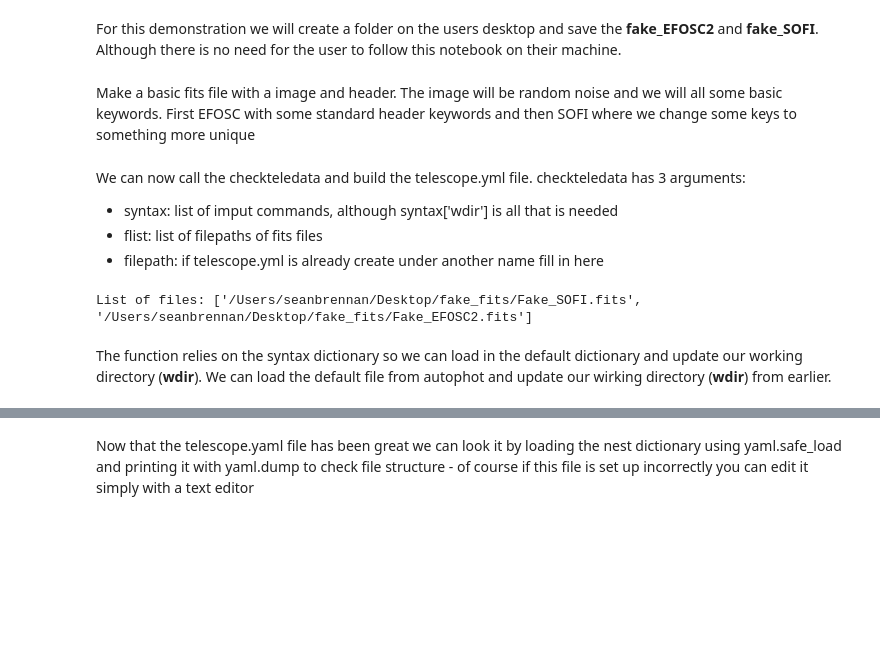
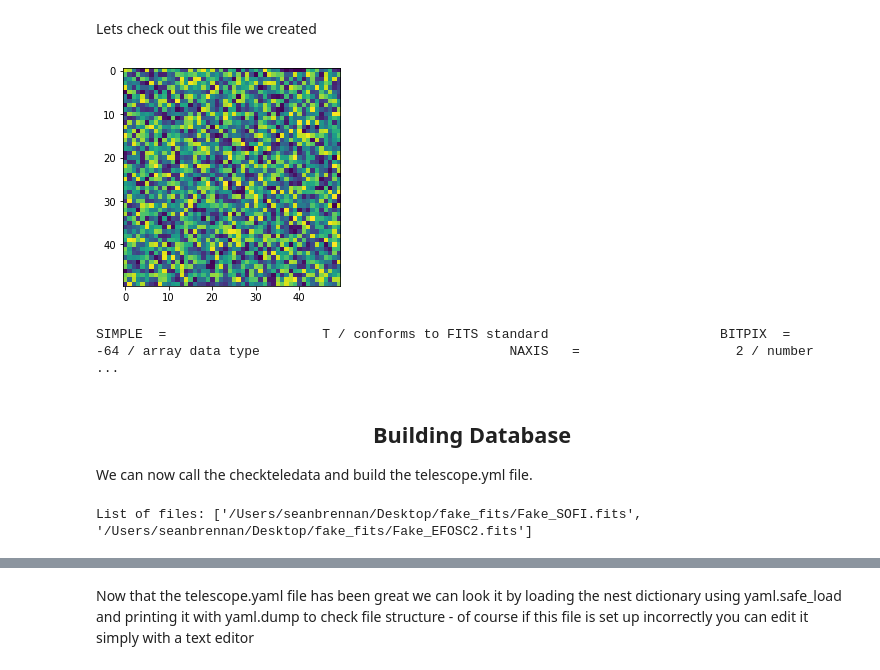
Before and after one commit to Astro-Sean/autophot, a Jupyter notebook: example_notebooks/example_call_database.ipynb, the cells around one changed output, grey strips where cells are left out. Drawn from its saved outputs; the diff is of its cells as text; code cells hidden in the pictures; blank space fills up the shorter version.

```diff
--- a/example_notebooks/example_call_database.ipynb
+++ b/example_notebooks/example_call_database.ipynb
@@ -16,5 +43,3 @@ For the purpose of this example we will make two files from the same telescope,
 
 For this demonstration we will make files from the NTT at La Silla which has EFOSC in sloan r and later in sloan g and SOFI in K band.
 We will have EFOSC follow ideal header keycards whereas SOFI will follow a different paradigm.
-# %% [markdown]
-For this demonstration we will create a folder on the users desktop and save the **fake_EFOSC2** and **fake_SOFI**. Although there is no need for the user to follow this notebook on their machine.
@@ -35,5 +46,3 @@ os.makedirs(wdir,exist_ok = True)
-# %% [markdown]
-Make a basic fits file with a image and header. The image will be random noise and we will all some basic keywords. First EFOSC with some standard header keywords and then SOFI where we change some keys to something more unique
 # %%
 from numpy import random
 from astropy.io import fits
@@ -57,6 +66,28 @@ with fits.open(fake_efosc_path,'update') as f:
         hdu.header['EXPTIME'] = (60.0,'added for example')
         hdu.header['GAIN'] = (1.0,'added for example')
         hdu.header['MJD-OBS'] = (58849.,'added for example')
+# %% [markdown]
+Lets check out this file we created
+# %%
+from autophot.packages.functions import getimage,getheader
+import matplotlib.pyplot as plt
+
+image = getimage(fake_efosc_path)
+header = getheader(fake_efosc_path)
+
+
+
+fig = plt.figure()
+ax1 = fig.add_subplot(111)
+
+ax1.imshow(image)
+plt.show()
+
+
+print(header)
+# %% [output]
+[figure, added]
+SIMPLE  =                    T / conforms to FITS standard                      BITPIX  =                  -64 / array data type                                NAXIS   =                    2 / number  ...
 # %%
 # Fake SOFI file
 
@@ -77,19 +108,16 @@ with fits.open(os.path.join(wdir,'Fake_SOFI.fits'),'update') as f:
         hdu.header['EXPTIME'] = (60.0,'added for example')
         hdu.header['GAIN_E'] = (1.0,'added for example')
         hdu.header['MJD-OBS'] = (58849.,'added for example')
-# %% [markdown]
-We can now call the checkteledata and build the telescope.yml file. checkteledata has 3 arguments:
-* syntax: list of imput commands, although syntax['wdir'] is all that is needed
-* flist: list of filepaths of fits files
-* filepath: if telescope.yml is already create under another name fill in here
+# %% [markdown]
+<h2 align="center">Building Database</h2>
+
+We can now call the checkteledata and build the telescope.yml file.
 # %%
 # create a list of filepaths
 flist = [fake_sofi_path,fake_efosc_path]
 print('List of files:',flist)
 # %% [output]
 List of files: ['/Users/seanbrennan/Desktop/fake_fits/Fake_SOFI.fits', '/Users/seanbrennan/Desktop/fake_fits/Fake_EFOSC2.fits']
-# %% [markdown]
-The function relies on the syntax dictionary so we can load in the default dictionary and update our working directory (**wdir**). We can load the default file from autophot and update our wirking directory (**wdir**) from earlier.
 # %%
 # Load default synatx dictionary
 from autophot.prep_input import load
```
Also changed, not shown: parts of 23 cells of this notebook, 3 other files.
